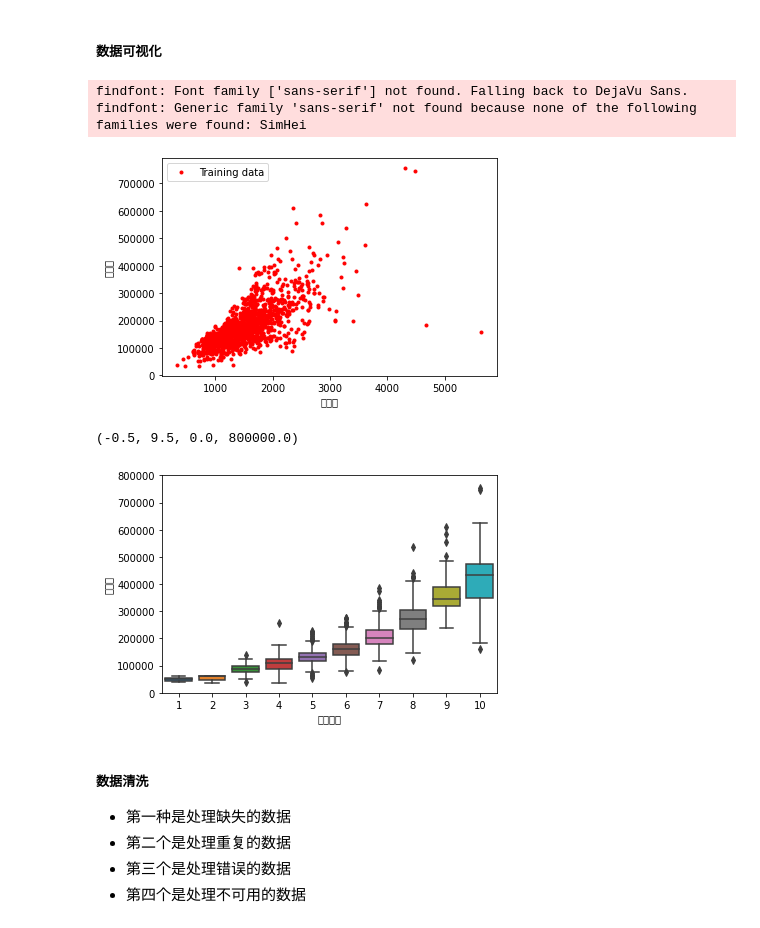
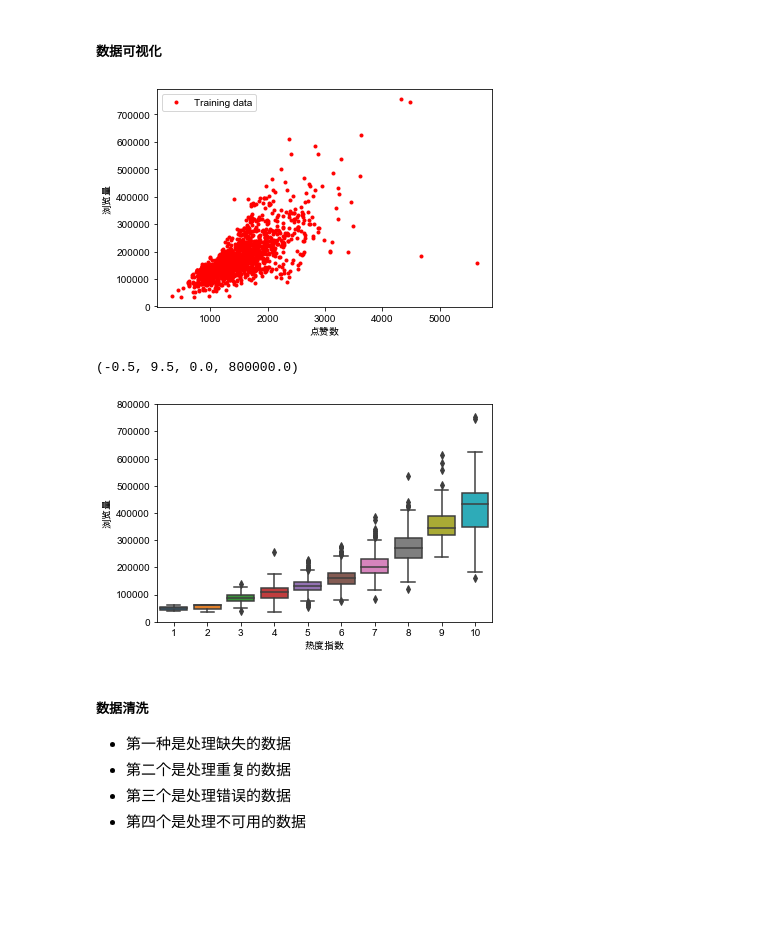
Before and after one commit to twoknowapes/DataDev, a Jupyter notebook: Example/GeekbangMachineLearning/YisuxianhuaLinearRegression.ipynb, the cells around one changed output. Saved outputs shown, nothing was run; the diff lists cells and outputs as text; code cells hidden in the pictures; blank space fills up the shorter version.

Commit message:
Arial Unicode MS

```diff
--- a/Example/GeekbangMachineLearning/YisuxianhuaLinearRegression.ipynb
+++ b/Example/GeekbangMachineLearning/YisuxianhuaLinearRegression.ipynb
@@ -21,25 +21,23 @@ df_ads.head()  # 显示前几行数据
 # %%
 import matplotlib.pyplot as plt
 import seaborn as sns
 
 plt.plot(df_ads['点赞数'], df_ads['浏览量'], 'r.', label='Training data')
 plt.xlabel('点赞数')  # x 轴 Label
 plt.ylabel('浏览量')  # y 轴 Label
 plt.legend()  # 显示图例
-plt.rcParams['font.sans-serif'] =['SimHei']  # 用来正常显示中文标签
+plt.rcParams['font.sans-serif'] =['Arial Unicode MS']  # 用来正常显示中文标签
 plt.rcParams['axes.unicode_minus'] = False  # 用来正常显示负号
 plt.show()  # 显示绘图结果
 # %% [output]
-findfont: Font family ['sans-serif'] not found. Falling back to DejaVu Sans.
-findfont: Generic family 'sans-serif' not found because none of the following families were found: SimHei
-[figure, old version]
+[figure, new version]
 # %%
 data = pd.concat([df_ads['浏览量'], df_ads['热度指数']], axis=1)
 fig = sns.boxplot(x='热度指数', y='浏览量', data=data)  # 用 seaborn 箱线图画图
 fig.axis(ymin=0, ymax=800000)  # 设定 y z轴坐标
 # %% [output]
 (-0.5, 9.5, 0.0, 800000.0)
-[figure, old version]
+[figure, new version]
 # %% [markdown]
 ##### 数据清洗
 * 第一种是处理缺失的数据
```
Also changed, not shown: 3 other files.
